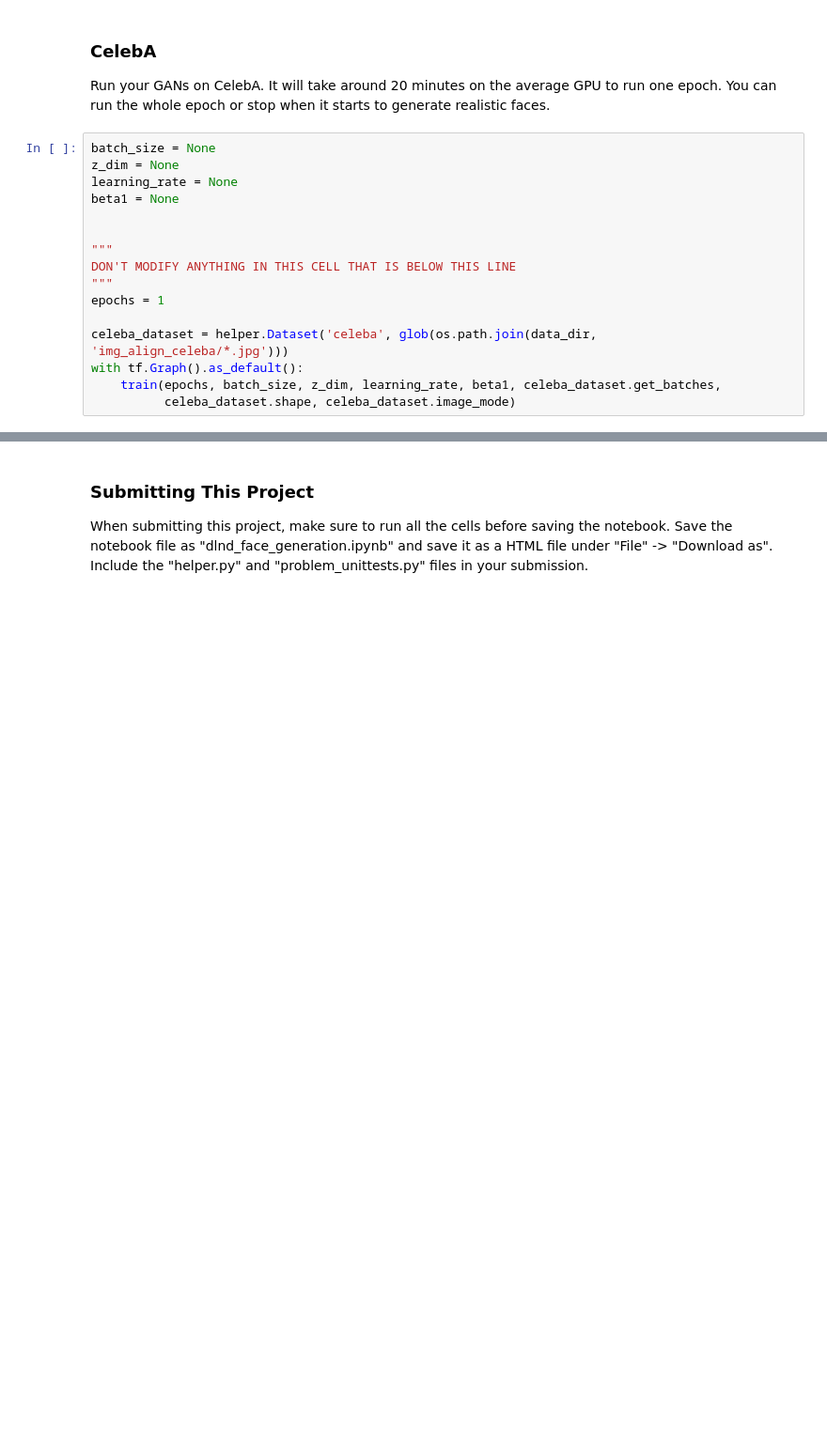
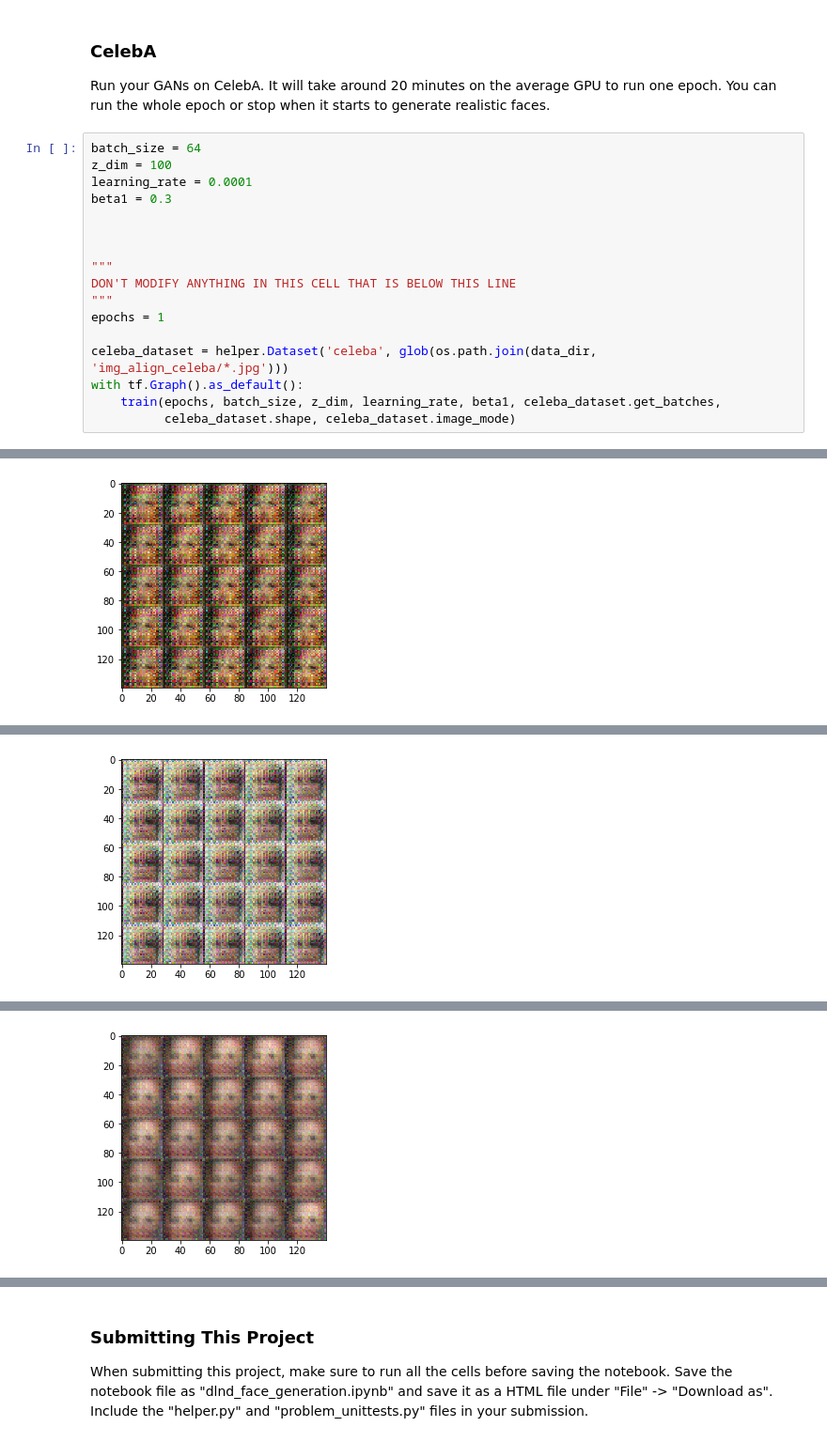
Before and after one commit to neusinn/deep-learning, a Jupyter notebook: face_generation/dlnd_face_generation.ipynb, the cells around one changed output, grey strips where cells are left out. Shown at 94% size. Saved outputs shown, nothing was run; the diff lists cells and outputs as text; blank space fills up the shorter version.

```diff
--- a/face_generation/dlnd_face_generation.ipynb
+++ b/face_generation/dlnd_face_generation.ipynb
@@ -411,10 +514,11 @@ with tf.Graph().as_default():
 ### CelebA
 Run your GANs on CelebA.  It will take around 20 minutes on the average GPU to run one epoch.  You can run the whole epoch or stop when it starts to generate realistic faces.
 # %%
-batch_size = None
-z_dim = None
-learning_rate = None
-beta1 = None
+batch_size = 64
+z_dim = 100
+learning_rate = 0.0001
+beta1 = 0.3
+
 
 
 """
@@ -426,3 +530,4 @@ celeba_dataset = helper.Dataset('celeba', glob(os.path.join(data_dir, 'img_align
 with tf.Graph().as_default():
     train(epochs, batch_size, z_dim, learning_rate, beta1, celeba_dataset.get_batches,
           celeba_dataset.shape, celeba_dataset.image_mode)
+# %% [output]
@@ -428,0 +543 @@ with tf.Graph().as_default():
+[figure, added]
@@ -428,0 +552 @@ with tf.Graph().as_default():
+[figure, added]
@@ -428,0 +561 @@ with tf.Graph().as_default():
+[figure, added]
```
Also changed, not shown: parts of 6 cells of this notebook, 1 other file.
